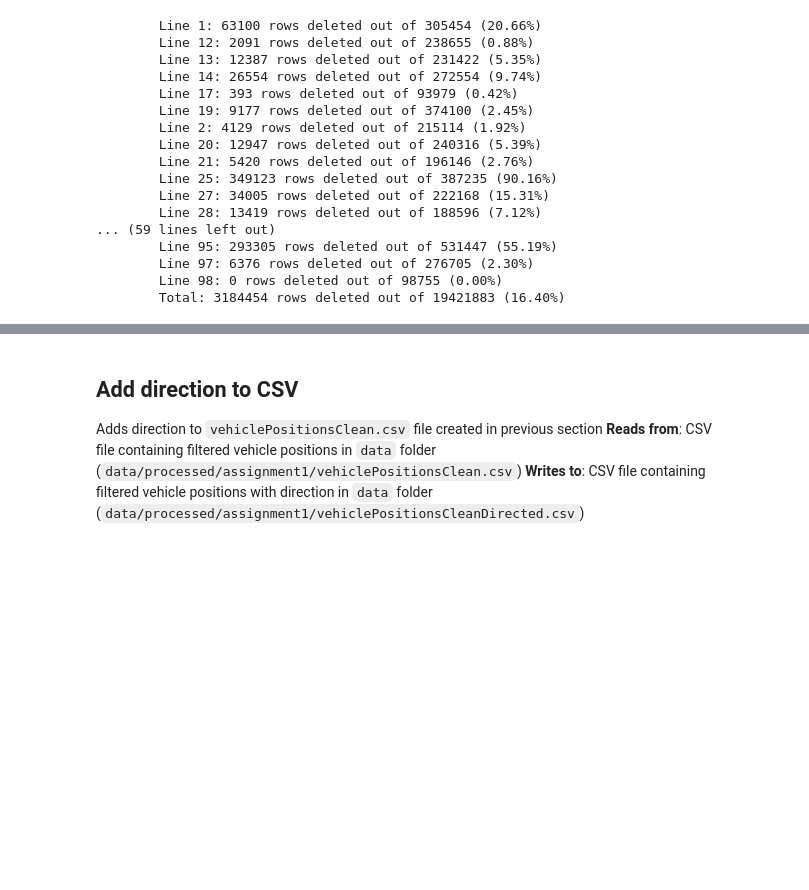
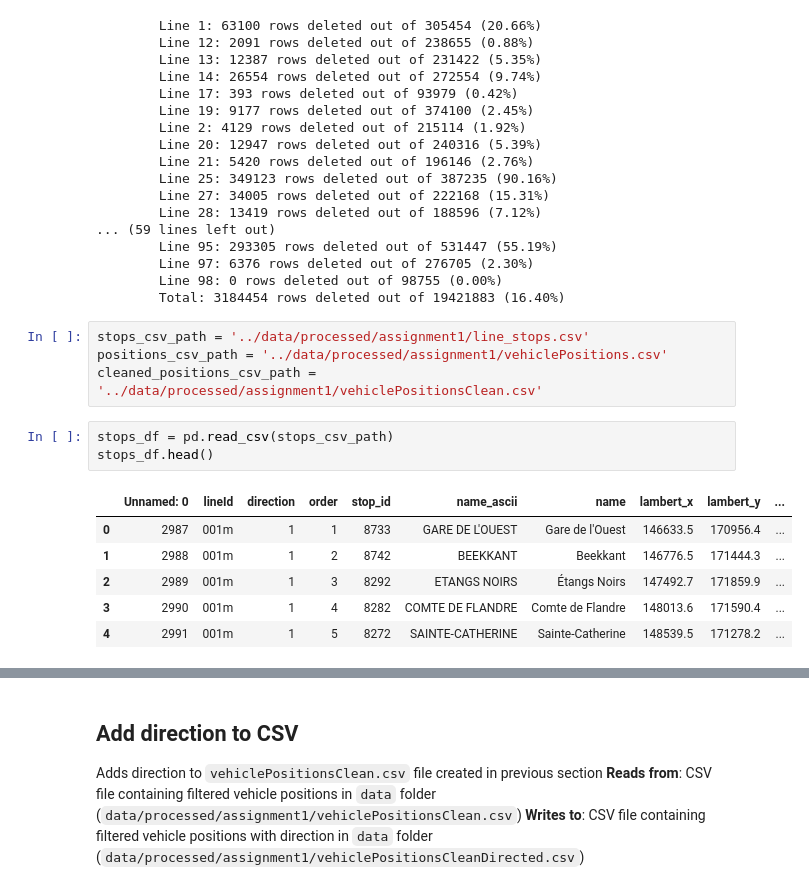
Before and after one commit to abroniewski/STIB-Hach-My-Ride, a Jupyter notebook: notebooks/assignment-1.ipynb, the cells around one changed output, grey strips where cells are left out. Cells and saved outputs as stored; diff of their text form; blank space fills up the shorter version.

```diff
--- a/notebooks/assignment-1.ipynb
+++ b/notebooks/assignment-1.ipynb
@@ -207,3 +224,17 @@ drop_positions_with_unknown_stop_or_direction()
         Line 97: 6376 rows deleted out of 276705 (2.30%)
         Line 98: 0 rows deleted out of 98755 (0.00%)
         Total: 3184454 rows deleted out of 19421883 (16.40%)
+# %%
+stops_csv_path = '../data/processed/assignment1/line_stops.csv'
+positions_csv_path = '../data/processed/assignment1/vehiclePositions.csv'
+cleaned_positions_csv_path = '../data/processed/assignment1/vehiclePositionsClean.csv'
+# %%
+stops_df = pd.read_csv(stops_csv_path)
+stops_df.head()
+# %% [output]
+|  | Unnamed: 0 | lineId | direction | order | stop_id | name_ascii | name | lambert_x | lambert_y | ... |
+| 0 | 2987 | 001m | 1 | 1 | 8733 | GARE DE L'OUEST | Gare de l'Ouest | 146633.5 | 170956.4 | ... |
+| 1 | 2988 | 001m | 1 | 2 | 8742 | BEEKKANT | Beekkant | 146776.5 | 171444.3 | ... |
+| 2 | 2989 | 001m | 1 | 3 | 8292 | ETANGS NOIRS | Étangs Noirs | 147492.7 | 171859.9 | ... |
+| 3 | 2990 | 001m | 1 | 4 | 8282 | COMTE DE FLANDRE | Comte de Flandre | 148013.6 | 171590.4 | ... |
+| 4 | 2991 | 001m | 1 | 5 | 8272 | SAINTE-CATHERINE | Sainte-Catherine | 148539.5 | 171278.2 | ... |
```
Also changed, not shown: parts of 3 cells of this notebook.
